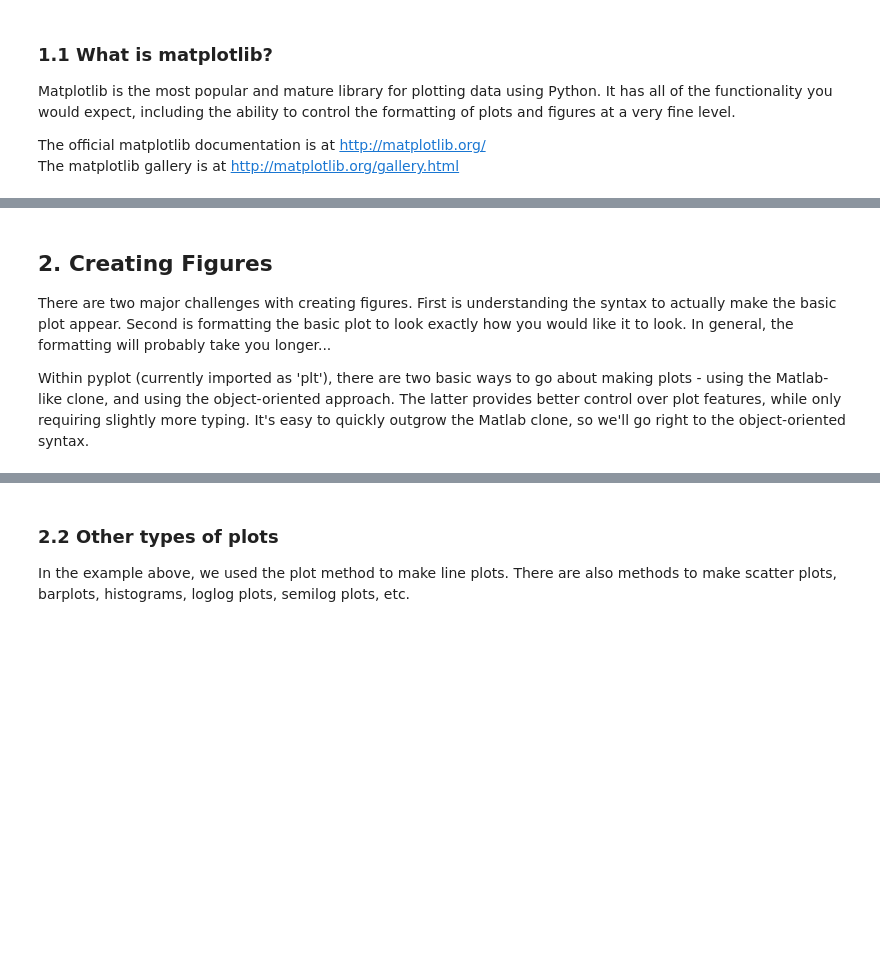
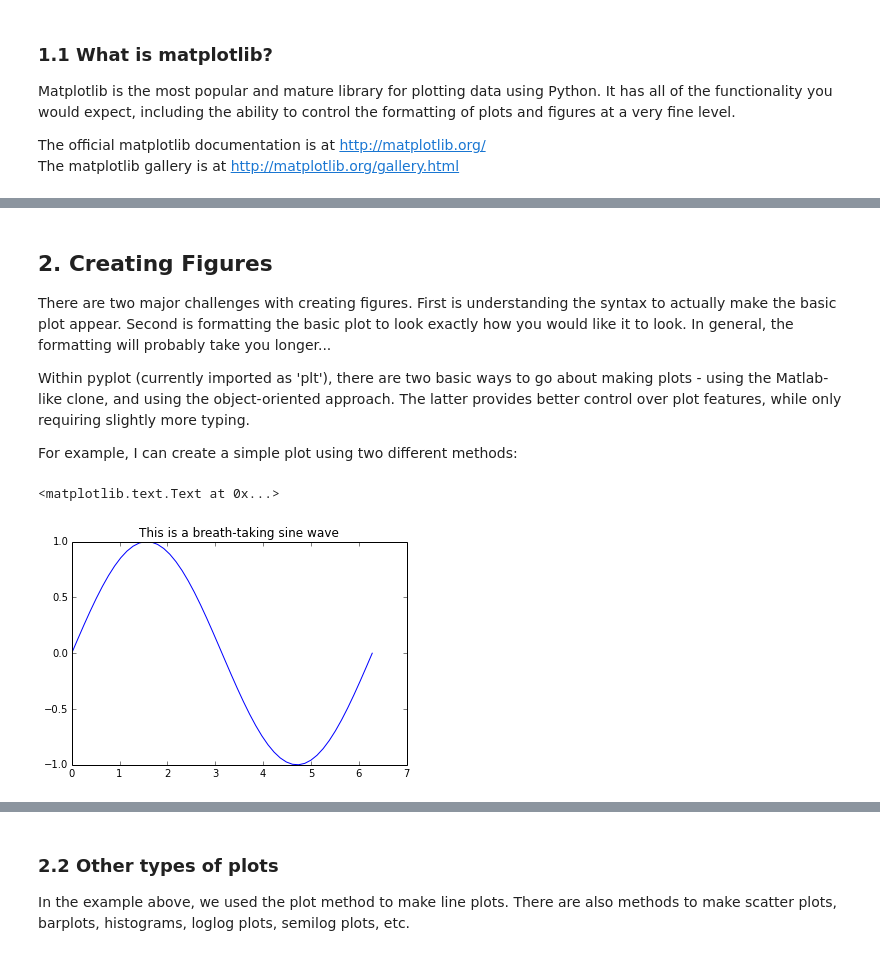
Before and after one commit to swcarpentry/2014-03-17-ucb, a Jupyter notebook: lessons/jk-python/matplotlib-full.ipynb, the cells around one changed output, grey strips where cells are left out. Saved outputs shown, nothing was run; the diff lists cells and outputs as text; code cells hidden in the pictures; blank space fills up the shorter version.

```diff
--- a/lessons/jk-python/matplotlib-full.ipynb
+++ b/lessons/jk-python/matplotlib-full.ipynb
@@ -42,5 +43,6 @@ longer...
 
 Within pyplot (currently imported as 'plt'), there are two basic ways to go about making
 plots - using the Matlab-like clone, and using the object-oriented approach. The latter
-provides better control over plot features, while only requiring slightly more typing. It's
-easy to quickly outgrow the Matlab clone, so we'll go right to the object-oriented syntax.
+provides better control over plot features, while only requiring slightly more typing.
+
+For example, I can create a simple plot using two different methods:
@@ -46,0 +54,7 @@ easy to quickly outgrow the Matlab clone, so we'll go right to the object-orient
+# %%
+# We can plot this data using a "matlab-style" syntax...
+plot(x, y1)
+title('This is a breath-taking sine wave')
+# %% [output]
+<matplotlib.text.Text at 0x...>
+[figure, added]
```
Also changed, not shown: parts of 27 cells of this notebook, 1 other file.
